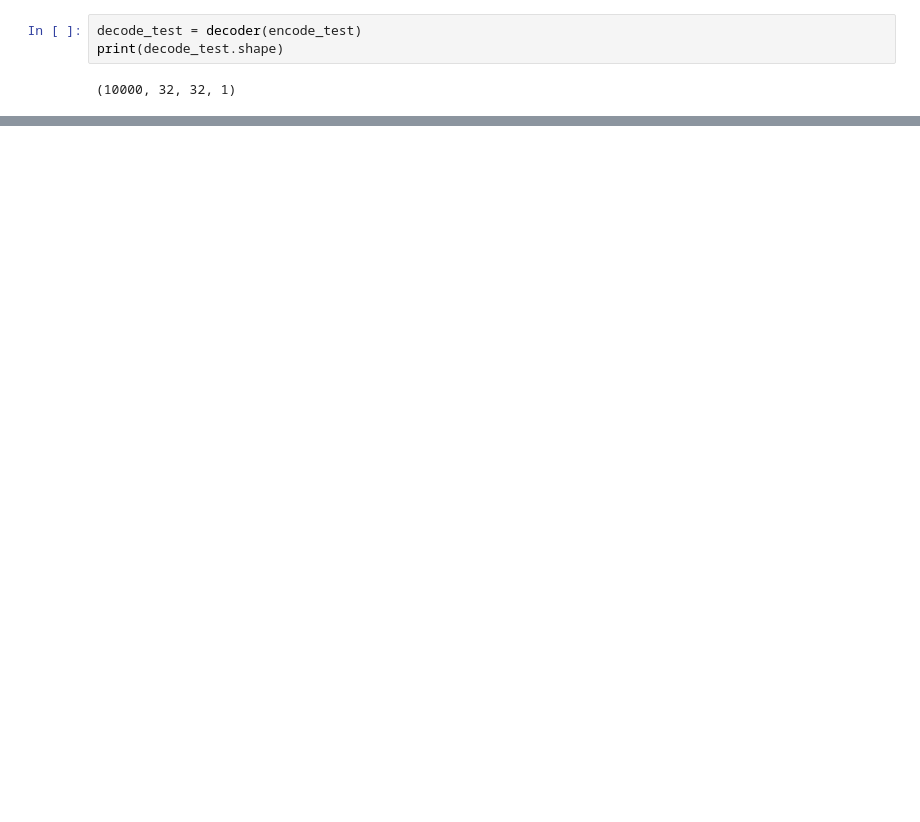
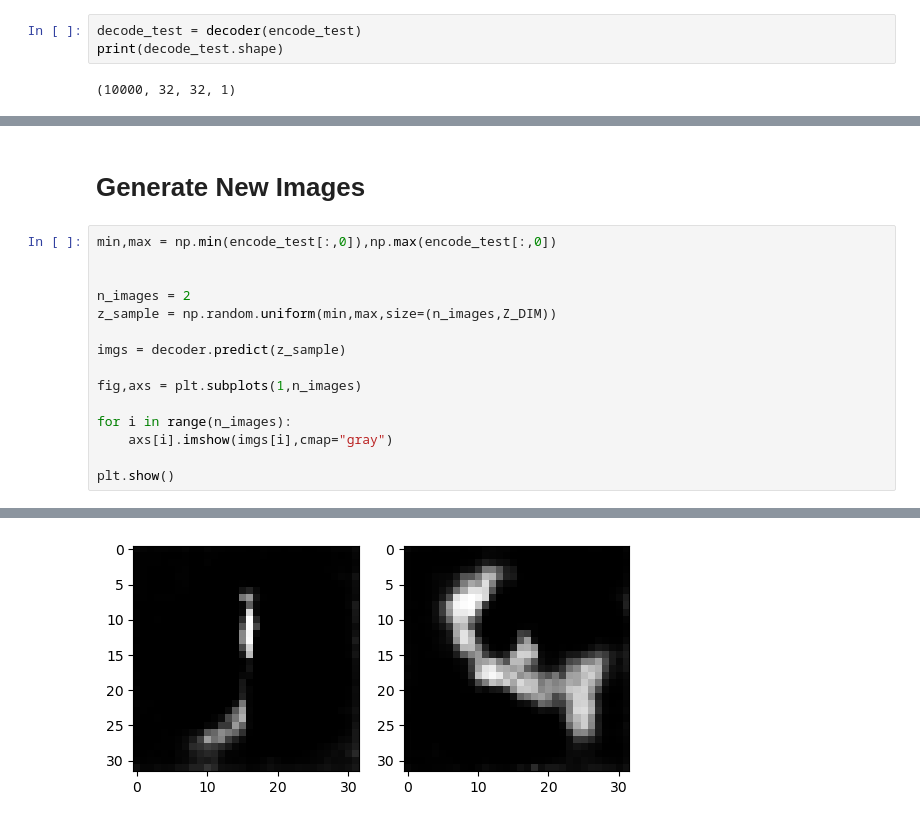
Before and after one commit to Gazeux33/Generative-Deep-Learning, a Jupyter notebook: AutoEncoder/ae_mnsit.ipynb, the cells around one changed output, grey strips where cells are left out. Drawn from its saved outputs; the diff is of its cells as text; blank space fills up the shorter version.

```diff
--- a/AutoEncoder/ae_mnsit.ipynb
+++ b/AutoEncoder/ae_mnsit.ipynb
@@ -176,0 +177,18 @@ plt.show()
+# %% [markdown]
+# Generate New Images
+# %%
+min,max = np.min(encode_test[:,0]),np.max(encode_test[:,0])
+
+
+n_images = 2
+z_sample = np.random.uniform(min,max,size=(n_images,Z_DIM))
+
+imgs = decoder.predict(z_sample)
+
+fig,axs = plt.subplots(1,n_images)
+
+for i in range(n_images):
+    axs[i].imshow(imgs[i],cmap="gray")
+
+plt.show()
+# %% [output]
@@ -176,0 +196 @@ plt.show()
+[figure, added]
```
Also changed, not shown: parts of 10 cells of this notebook, 2 other files.
